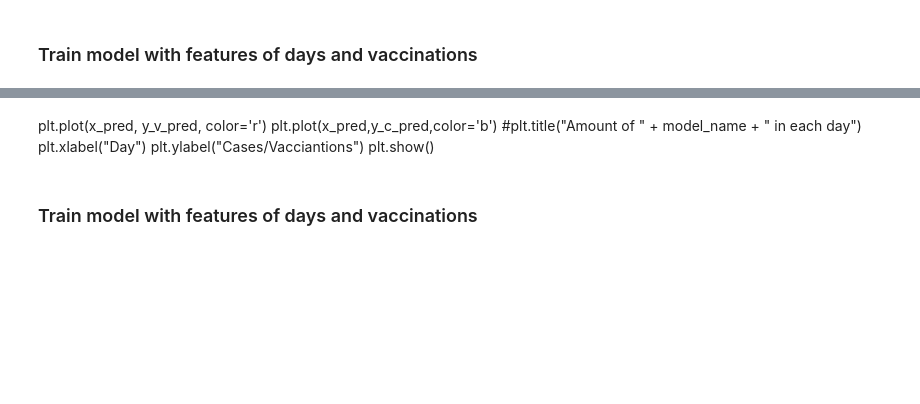
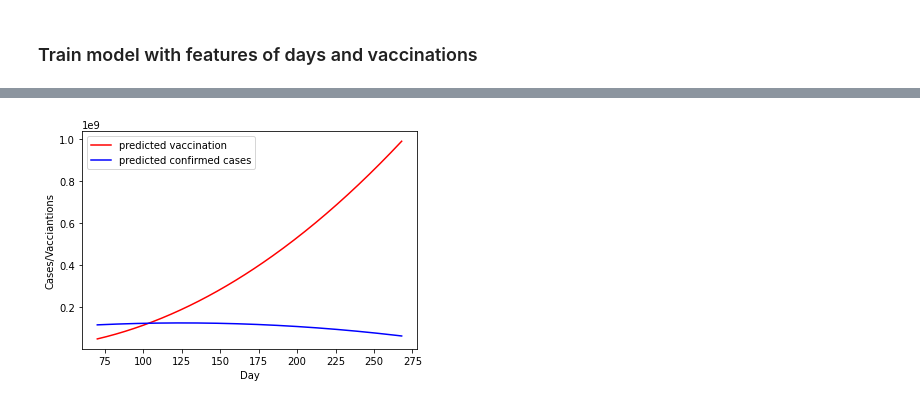
Before and after one commit to yanliang789/covid_19_trend, a Jupyter notebook: main2.ipynb, the cells around one changed output, grey strips where cells are left out. Cells and saved outputs as stored; diff of their text form; code cells hidden in the pictures; blank space fills up the shorter version.

```diff
--- a/main2.ipynb
+++ b/main2.ipynb
@@ -144,14 +176,10 @@ y_c_pred
 # %%
-plt.plot(x_pred, y_v_pred, color='r')
-plt.plot(x_pred,y_c_pred,color='b')
+plt.plot(x_pred, y_v_pred, color='r', label="predicted vaccination")
+plt.plot(x_pred,y_c_pred,color='b', label="predicted confirmed cases")
 #plt.title("Amount of " + model_name + " in each day")
+plt.legend()
 plt.xlabel("Day")
 plt.ylabel("Cases/Vacciantions")
 plt.show()
+# %% [output]
+[figure, added]
-# %% [markdown]
-plt.plot(x_pred, y_v_pred, color='r')
-plt.plot(x_pred,y_c_pred,color='b')
-#plt.title("Amount of " + model_name + " in each day")
-plt.xlabel("Day")
-plt.ylabel("Cases/Vacciantions")
-plt.show()
@@ -170,2 +185,0 @@ y_v_pred = model_v.get_predictions(x_pred)
-# %% [markdown]
-### Train model with features of days and vaccinations
```
Also changed, not shown: parts of 12 cells of this notebook, 5 other files.
